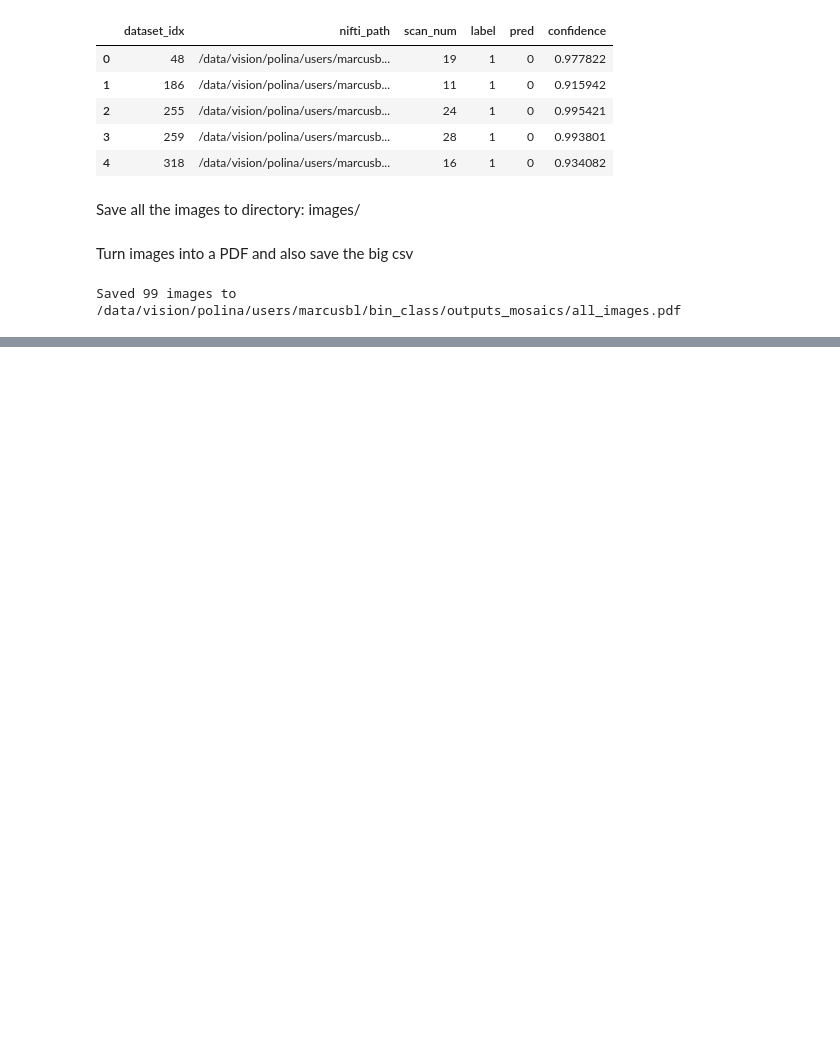
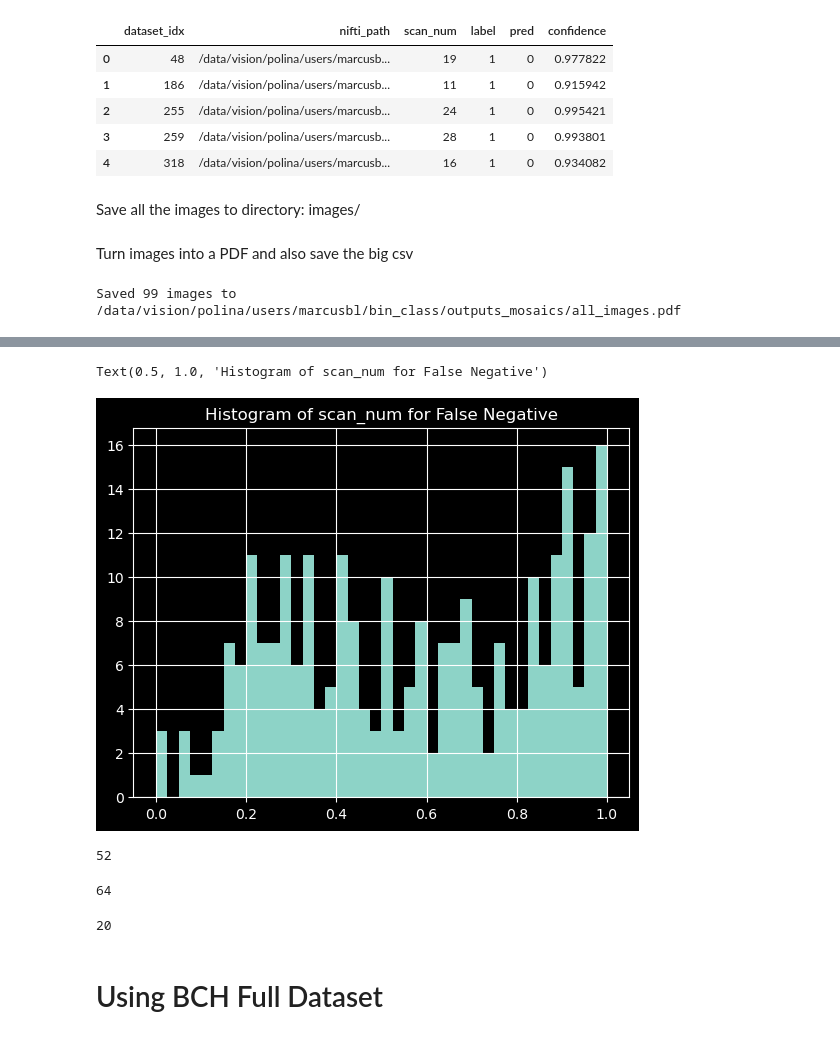
Before and after one commit to MedicalVisionGroup/FetalBrainIQA, a Jupyter notebook: src/generate_mosaics.ipynb, the cells around one changed output, grey strips where cells are left out. Drawn from its saved outputs; the diff is of its cells as text; code cells hidden in the pictures; blank space fills up the shorter version.

```diff
--- a/src/generate_mosaics.ipynb
+++ b/src/generate_mosaics.ipynb
@@ -319,0 +345,22 @@ choices_df.to_csv(out_dir / 'all_choices.csv')
+# %%
+df_fn = df[(df['label'] == 1) & (df['pred'] == 0)]
+
+(df_fn['scan_num'] / df_fn['stack_max']).hist(bins=40)
+plt.title("Histogram of scan_num for False Negative")
+# %% [output]
+Text(0.5, 1.0, 'Histogram of scan_num for False Negative')
+[figure, added]
+# %%
+df['stack_max'].max()
+# %% [output]
+52
+# %%
+((df_fp['stack_max'] - df_fp['scan_num']) <= 2).sum().item()
+# %% [output]
+64
+# %%
+(df_fp['scan_num'] <= 2).sum().item()
+# %% [output]
+20
+# %% [markdown]
+# Using BCH Full Dataset
```
Also changed, not shown: parts of 13 cells of this notebook, 2 other files.
